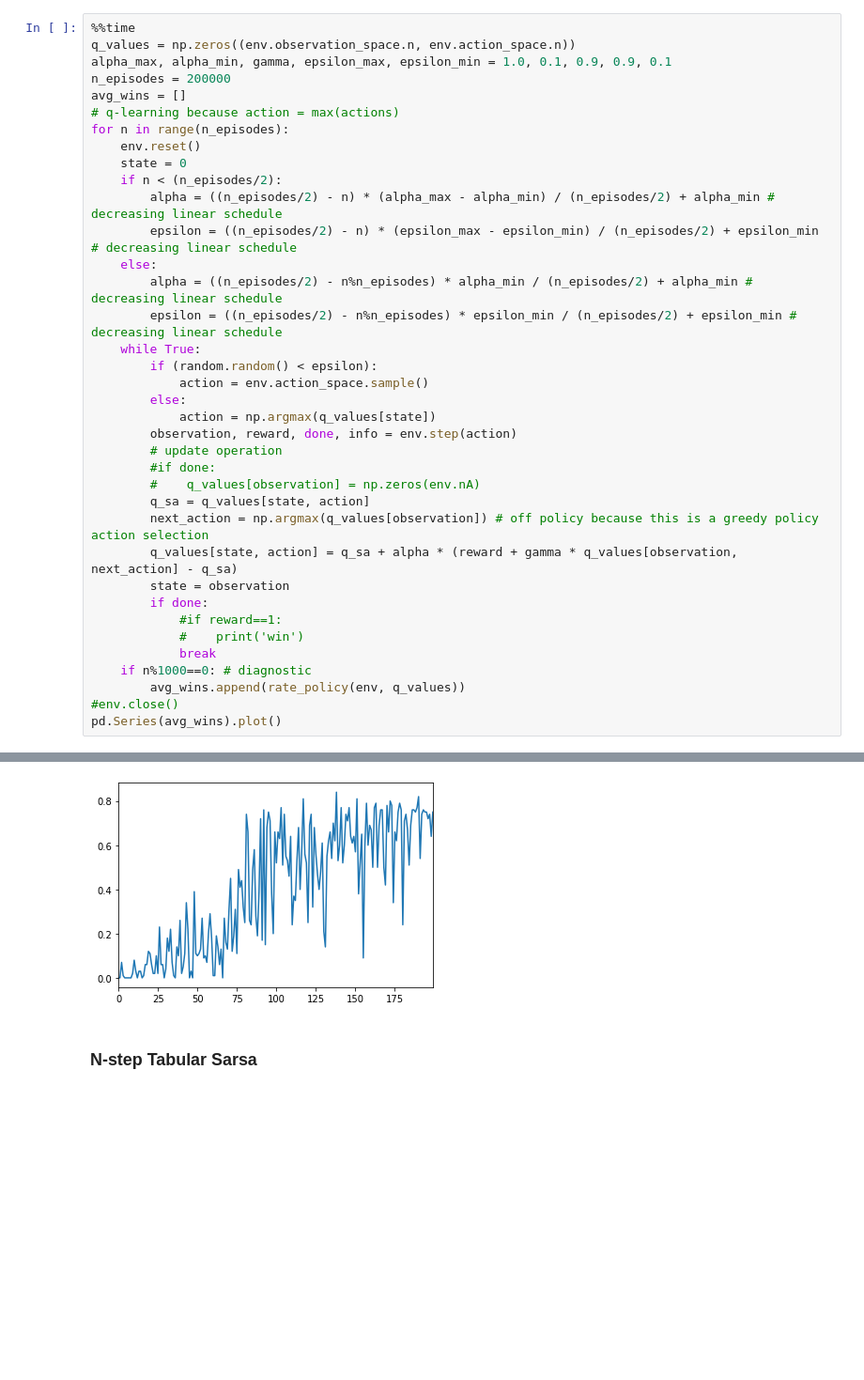
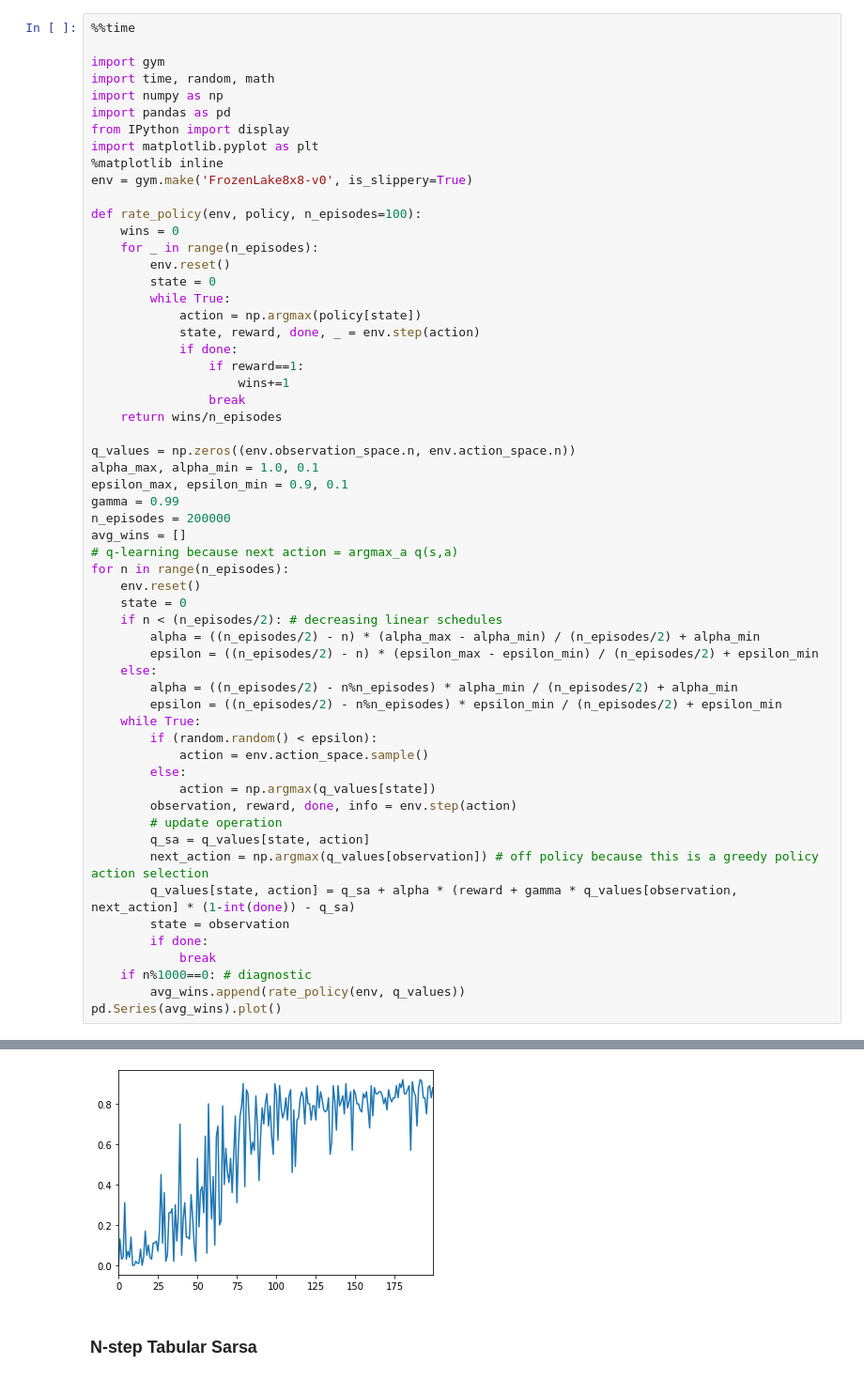
Before and after one commit to callumhedemann/Reinforcement-Learning, a Jupyter notebook: q_learning.ipynb, the cells around one changed output, grey strips where cells are left out. Shown at 94% size. Drawn from its saved outputs; the diff is of its cells as text; blank space fills up the shorter version.

```diff
--- a/q_learning.ipynb
+++ b/q_learning.ipynb
@@ -30,19 +14,45 @@ def rate_policy(env, policy, n_episodes=100):
 # %%
 %%time
+
+import gym
+import time, random, math
+import numpy as np
+import pandas as pd
+from IPython import display
+import matplotlib.pyplot as plt
+%matplotlib inline
+env = gym.make('FrozenLake8x8-v0', is_slippery=True)
+
+def rate_policy(env, policy, n_episodes=100):
+    wins = 0
+    for _ in range(n_episodes):
+        env.reset()
+        state = 0
+        while True:
+            action = np.argmax(policy[state])
+            state, reward, done, _ = env.step(action)
+            if done:
+                if reward==1:
+                    wins+=1
+                break
+    return wins/n_episodes
+
 q_values = np.zeros((env.observation_space.n, env.action_space.n))
-alpha_max, alpha_min, gamma, epsilon_max, epsilon_min = 1.0, 0.1, 0.9, 0.9, 0.1
+alpha_max, alpha_min = 1.0, 0.1
+epsilon_max, epsilon_min = 0.9, 0.1
+gamma = 0.99
 n_episodes = 200000
 avg_wins = []
-# q-learning because action = max(actions)
+# q-learning because next action = argmax_a q(s,a)
 for n in range(n_episodes):
     env.reset()
     state = 0
-    if n < (n_episodes/2):
-        alpha = ((n_episodes/2) - n) * (alpha_max - alpha_min) / (n_episodes/2) + alpha_min # decreasing linear schedule
-        epsilon = ((n_episodes/2) - n) * (epsilon_max - epsilon_min) / (n_episodes/2) + epsilon_min # decreasing linear schedule
+    if n < (n_episodes/2): # decreasing linear schedules
+        alpha = ((n_episodes/2) - n) * (alpha_max - alpha_min) / (n_episodes/2) + alpha_min
+        epsilon = ((n_episodes/2) - n) * (epsilon_max - epsilon_min) / (n_episodes/2) + epsilon_min
     else:
-        alpha = ((n_episodes/2) - n%n_episodes) * alpha_min / (n_episodes/2) + alpha_min # decreasing linear schedule
-        epsilon = ((n_episodes/2) - n%n_episodes) * epsilon_min / (n_episodes/2) + epsilon_min # decreasing linear schedule
+        alpha = ((n_episodes/2) - n%n_episodes) * alpha_min / (n_episodes/2) + alpha_min
+        epsilon = ((n_episodes/2) - n%n_episodes) * epsilon_min / (n_episodes/2) + epsilon_min
     while True:
         if (random.random() < epsilon):
             action = env.action_space.sample()
@@ -50,18 +60,13 @@ for n in range(n_episodes):
             action = np.argmax(q_values[state])
         observation, reward, done, info = env.step(action)
         # update operation
-        #if done:
-        #    q_values[observation] = np.zeros(env.nA)
         q_sa = q_values[state, action]
         next_action = np.argmax(q_values[observation]) # off policy because this is a greedy policy action selection
-        q_values[state, action] = q_sa + alpha * (reward + gamma * q_values[observation, next_action] - q_sa)
+        q_values[state, action] = q_sa + alpha * (reward + gamma * q_values[observation, next_action] * (1-int(done)) - q_sa)
         state = observation
         if done:
-            #if reward==1:
-            #    print('win')
             break
     if n%1000==0: # diagnostic
         avg_wins.append(rate_policy(env, q_values))
-#env.close()
 pd.Series(avg_wins).plot()
 # %% [output]
@@ -70,4 +75,4 @@ Wall time: 3min 17s
-[figure, old version]
+[figure, new version]
 # %% [markdown]
 ### N-step Tabular Sarsa
 # %% [markdown]
```
Also changed, not shown: parts of 66 cells of this notebook.
